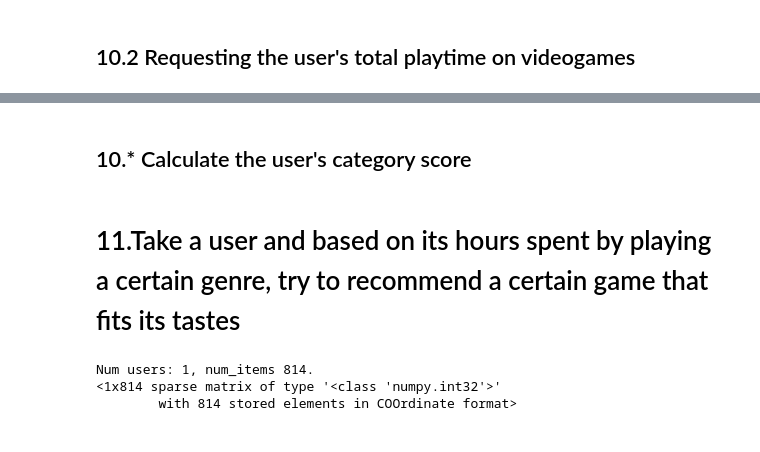
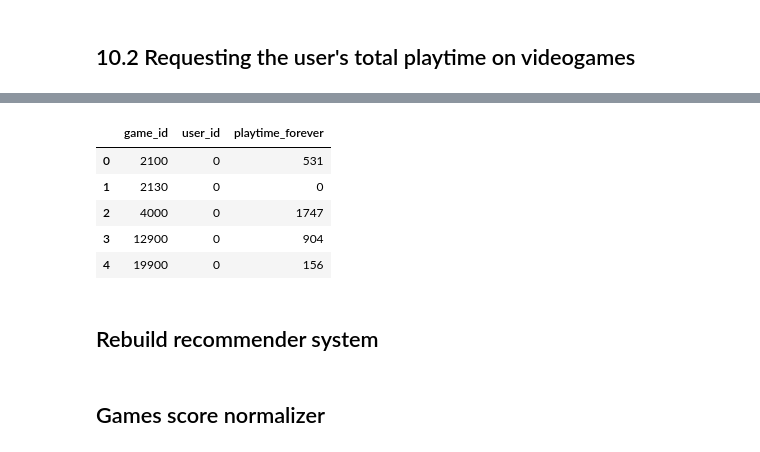
Before and after one commit to Panemiele/Steam-Games-Recommendation-System, a Jupyter notebook: sentiment-analysis.ipynb, the cells around one changed output, grey strips where cells are left out. Drawn from its saved outputs; the diff is of its cells as text; code cells hidden in the pictures.

```diff
--- a/sentiment-analysis.ipynb
+++ b/sentiment-analysis.ipynb
@@ -428,13 +425,24 @@ Steam API Key found
 ## 10.2 Requesting the user's total playtime on videogames
 # %%
 import requests
-steam_user_id = 76561198055831348
-get_owned_games_url = "http://api.steampowered.com/IPlayerService/GetOwnedGames/v0001/?key={}&steamid={}&format=json&include_played_free_games".format(api_key, steam_user_id)
-response = requests.get(get_owned_games_url)
-if response.status_code == 200:
-    print("Success")
-    response = response.json()
-else:
-    print("Something went wrong: ",response.status_code,response.text)
+steam_user_ids = [76561198055831348, 76561198378195772, 76561198051361780, 76561198252171946, 76561198048420079, 76561198448640683, 76561198092311292, 76561199418749721, 76561199483351680, 76561199482701362, 76561199418605621, 76561198071705583, 76561198331830889, 76561199157185623, 76561198213180295, 76561199076757859]
+users_playtime = pd.DataFrame()
+counter = 0
+for s in steam_user_ids:
+    get_owned_games_url = "http://api.steampowered.com/IPlayerService/GetOwnedGames/v0001/?key={}&steamid={}&format=json&include_played_free_games".format(api_key, s)
+    response = requests.get(get_owned_games_url)
+    if response.status_code == 200 and response.json().get("response").__len__() != 0:
+        response = response.json()
+        games_list = response["response"]["games"]
+        appid_playtime_dict = {game["appid"]: game["playtime_forever"] for game in games_list}
+        user_playtime = pd.DataFrame.from_dict(appid_playtime_dict, orient='index')
+        user_playtime.reset_index(inplace=True)
+        user_playtime.columns = ['game_id', 'playtime_forever']
+        user_playtime['user_id'] = counter
+        counter += 1
+        users_playtime = pd.concat([users_playtime, user_playtime], ignore_index=True)
+        print("Success")
+    else:
+        print("Something went wrong: ",response.status_code,response.text)
 # %% [output]
 Success
@@ -459,4 +463,0 @@ user_playtime.head()
-# %% [markdown]
-## 10.* Calculate the user's category score
-# %% [markdown]
-# 11.Take a user and based on its hours spent by playing a certain genre, try to recommend a certain game that fits  its tastes
@@ -514,33 +464,14 @@ user_playtime.head()
-# %%
-from lightfm import LightFM
-from lightfm.data import Dataset
-import numpy as np
-
-# Assuming you have three DataFrames: game_scores_df, game_categories_df, and user_playtime_df
-
-# Step 1: Prepare Your Data
-
-# Create a LightFM Dataset
-dataset = Dataset()
-
-# Fit the dataset to your user and item data
-user_ids = [0] * len(user_playtime)
-item_ids = user_playtime['game_id'].tolist()
-dataset.fit(user_ids, item_ids)
-
-num_users, num_items = dataset.interactions_shape()
-print('Num users: {}, num_items {}.'.format(num_users, num_items))
-
-# Convert user_playtime values to a list
-playtime_values = user_playtime.values.tolist()
-
-# Build the user-item interaction matrix
-interactions, weights = dataset.build_interactions([(user, item, playtime) for user, item, playtime in zip(user_ids, user_playtime['game_id'], user_playtime['playtime_forever'])])
-print(repr(interactions))
-# Encode game categories as one-hot encoded features
-flattened_categories = game_categories['categories'].explode()
-unique_categories = flattened_categories.unique()
-# %% [output]
-Num users: 1, num_items 814.
-<1x814 sparse matrix of type '<class 'numpy.int32'>'
-        with 814 stored elements in COOrdinate format>
+# %%
+users_playtime = users_playtime[['game_id','user_id','playtime_forever']]
+users_playtime.head()
+# %% [output]
+|  | game_id | user_id | playtime_forever |
+| 0 | 2100 | 0 | 531 |
+| 1 | 2130 | 0 | 0 |
+| 2 | 4000 | 0 | 1747 |
+| 3 | 12900 | 0 | 904 |
+| 4 | 19900 | 0 | 156 |
+# %% [markdown]
+## Rebuild recommender system
+# %% [markdown]
+## Games score normalizer
```
Also changed, not shown: parts of 23 cells of this notebook, 1 other file.
